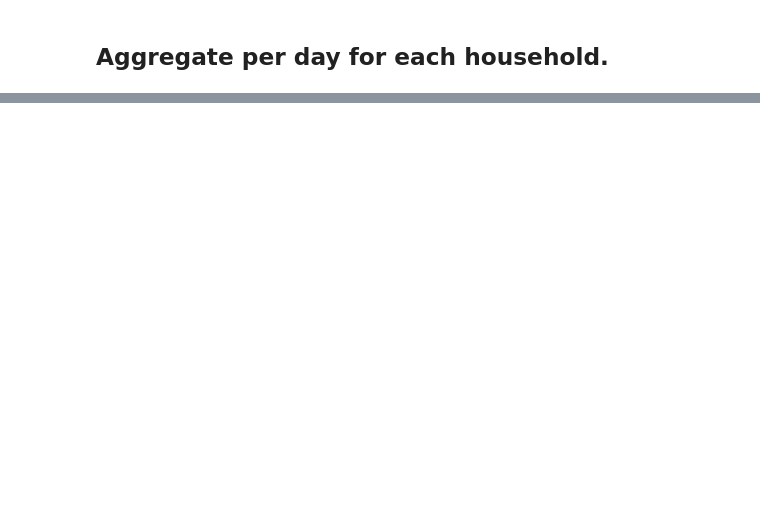
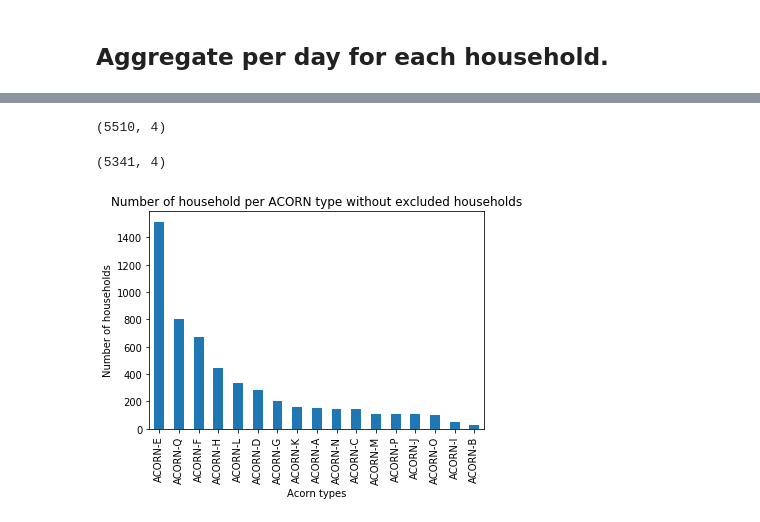
Before and after one commit to NeskovicMarko/clustering_energy_consumption, a Jupyter notebook: energy_consumption_EDA.ipynb, the cells around one changed output, grey strips where cells are left out. Saved outputs shown, nothing was run; the diff lists cells and outputs as text; code cells hidden in the pictures; blank space fills up the shorter version.

```diff
--- a/energy_consumption_EDA.ipynb
+++ b/energy_consumption_EDA.ipynb
@@ -334,0 +616,3 @@ data_agg_daily.to_csv('data/data_agg_daily.csv', index=False)
+# %%
+pricing_and_acron.drop('Acorn', axis=1, inplace=True)
+pricing_and_acron.head()
@@ -334,0 +626,20 @@ data_agg_daily.to_csv('data/data_agg_daily.csv', index=False)
+# %%
+pricing_and_acron.shape # izbaceno 51 domacinstvo sa nepoznatim ACRON
+# %% [output]
+(5510, 4)
+# %%
+# excluded_households nastaje u dijelu - Domacinstva koja imaju mali broj mjera
+# izbacijumo domacinstava koji imaju ispod godinu dana mjerenja
+pricing_and_acron = pricing_and_acron.loc[~pricing_and_acron['LCLid'].isin(excluded_households), ]
+
+pricing_and_acron.shape
+# %% [output]
+(5341, 4)
+# %%
+pricing_and_acron['acorn_type'].value_counts().plot(kind='bar')
+plt.title('Number of household per ACORN type without excluded households')
+plt.xlabel('Acorn types')
+plt.ylabel('Number of households')
+plt.show()
+# %% [output]
+[figure, added]
```
Also changed, not shown: parts of 113 cells of this notebook.
